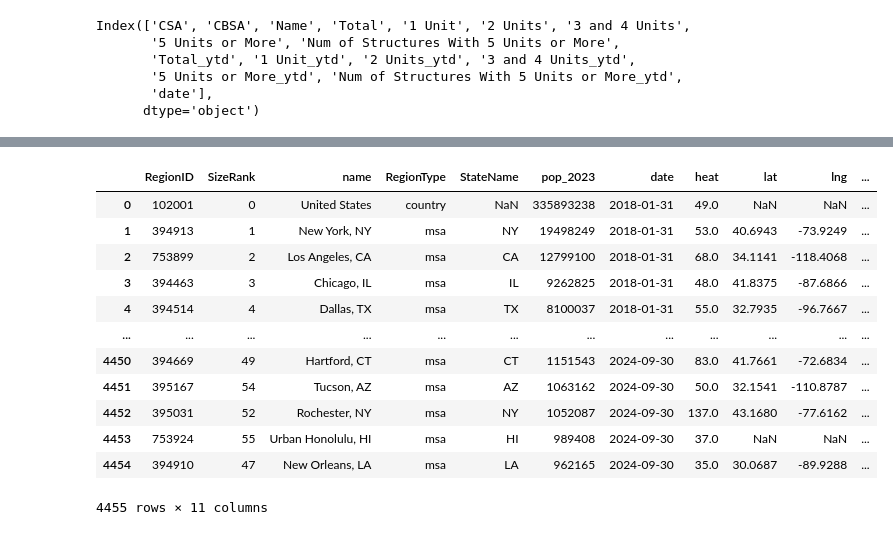
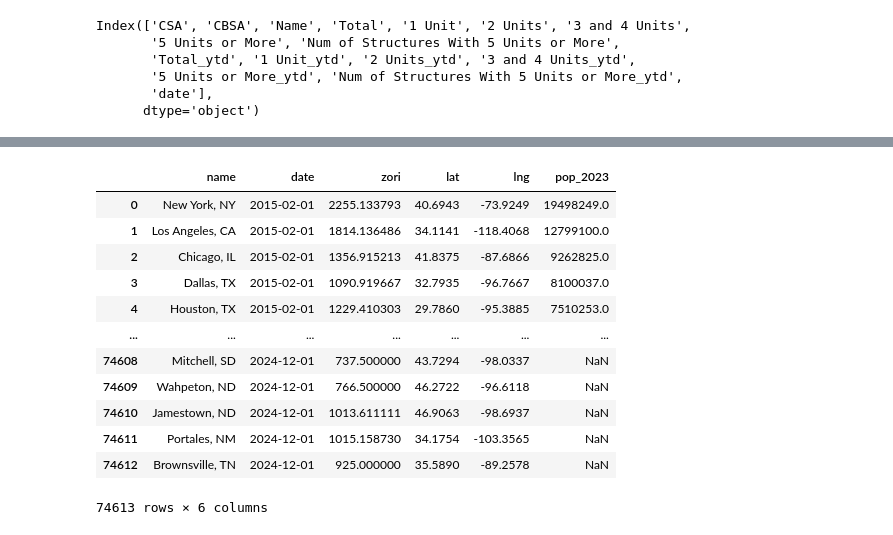
Before and after one commit to gmelmed/gmelmed.github.io, a Jupyter notebook: final_project/homebuilding_data.ipynb, the cells around one changed output, grey strips where cells are left out. Cells and saved outputs as stored; diff of their text form; code cells hidden in the pictures.

Commit message:
metro data updates

```diff
--- a/final_project/homebuilding_data.ipynb
+++ b/final_project/homebuilding_data.ipynb
@@ -385,21 +404,24 @@ homebuilding[homebuilding['name']=='New York, NY']
 # %%
 # population
 
 # read in the population data
-metros = pd.read_csv('data/heat_zori_metro_clean.csv', index_col=0)
+metros = pd.read_csv('data/zori_metro_long_clean.csv')
+
+# change 'date' to datetime
+metros['date'] = pd.to_datetime(metros['date'])
 
 metros
 # %% [output]
-|  | RegionID | SizeRank | name | RegionType | StateName | pop_2023 | date | heat | lat | lng | ... |
-| 0 | 102001 | 0 | United States | country | NaN | 335893238 | 2018-01-31 | 49.0 | NaN | NaN | ... |
-| 1 | 394913 | 1 | New York, NY | msa | NY | 19498249 | 2018-01-31 | 53.0 | 40.6943 | -73.9249 | ... |
-| 2 | 753899 | 2 | Los Angeles, CA | msa | CA | 12799100 | 2018-01-31 | 68.0 | 34.1141 | -118.4068 | ... |
-| 3 | 394463 | 3 | Chicago, IL | msa | IL | 9262825 | 2018-01-31 | 48.0 | 41.8375 | -87.6866 | ... |
-| 4 | 394514 | 4 | Dallas, TX | msa | TX | 8100037 | 2018-01-31 | 55.0 | 32.7935 | -96.7667 | ... |
-| ... | ... | ... | ... | ... | ... | ... | ... | ... | ... | ... | ... |
-| 4450 | 394669 | 49 | Hartford, CT | msa | CT | 1151543 | 2024-09-30 | 83.0 | 41.7661 | -72.6834 | ... |
-| 4451 | 395167 | 54 | Tucson, AZ | msa | AZ | 1063162 | 2024-09-30 | 50.0 | 32.1541 | -110.8787 | ... |
-| 4452 | 395031 | 52 | Rochester, NY | msa | NY | 1052087 | 2024-09-30 | 137.0 | 43.1680 | -77.6162 | ... |
-| 4453 | 753924 | 55 | Urban Honolulu, HI | msa | HI | 989408 | 2024-09-30 | 37.0 | NaN | NaN | ... |
-| 4454 | 394910 | 47 | New Orleans, LA | msa | LA | 962165 | 2024-09-30 | 35.0 | 30.0687 | -89.9288 | ... |
+|  | name | date | zori | lat | lng | pop_2023 |
+| 0 | New York, NY | 2015-02-01 | 2255.133793 | 40.6943 | -73.9249 | 19498249.0 |
+| 1 | Los Angeles, CA | 2015-02-01 | 1814.136486 | 34.1141 | -118.4068 | 12799100.0 |
+| 2 | Chicago, IL | 2015-02-01 | 1356.915213 | 41.8375 | -87.6866 | 9262825.0 |
+| 3 | Dallas, TX | 2015-02-01 | 1090.919667 | 32.7935 | -96.7667 | 8100037.0 |
+| 4 | Houston, TX | 2015-02-01 | 1229.410303 | 29.7860 | -95.3885 | 7510253.0 |
+| ... | ... | ... | ... | ... | ... | ... |
+| 74608 | Mitchell, SD | 2024-12-01 | 737.500000 | 43.7294 | -98.0337 | NaN |
+| 74609 | Wahpeton, ND | 2024-12-01 | 766.500000 | 46.2722 | -96.6118 | NaN |
+| 74610 | Jamestown, ND | 2024-12-01 | 1013.611111 | 46.9063 | -98.6937 | NaN |
+| 74611 | Portales, NM | 2024-12-01 | 1015.158730 | 34.1754 | -103.3565 | NaN |
+| 74612 | Brownsville, TN | 2024-12-01 | 925.000000 | 35.5890 | -89.2578 | NaN |
-4455 rows × 11 columns
+74613 rows × 6 columns
```
Also changed, not shown: parts of 22 cells of this notebook, 3 other files.
